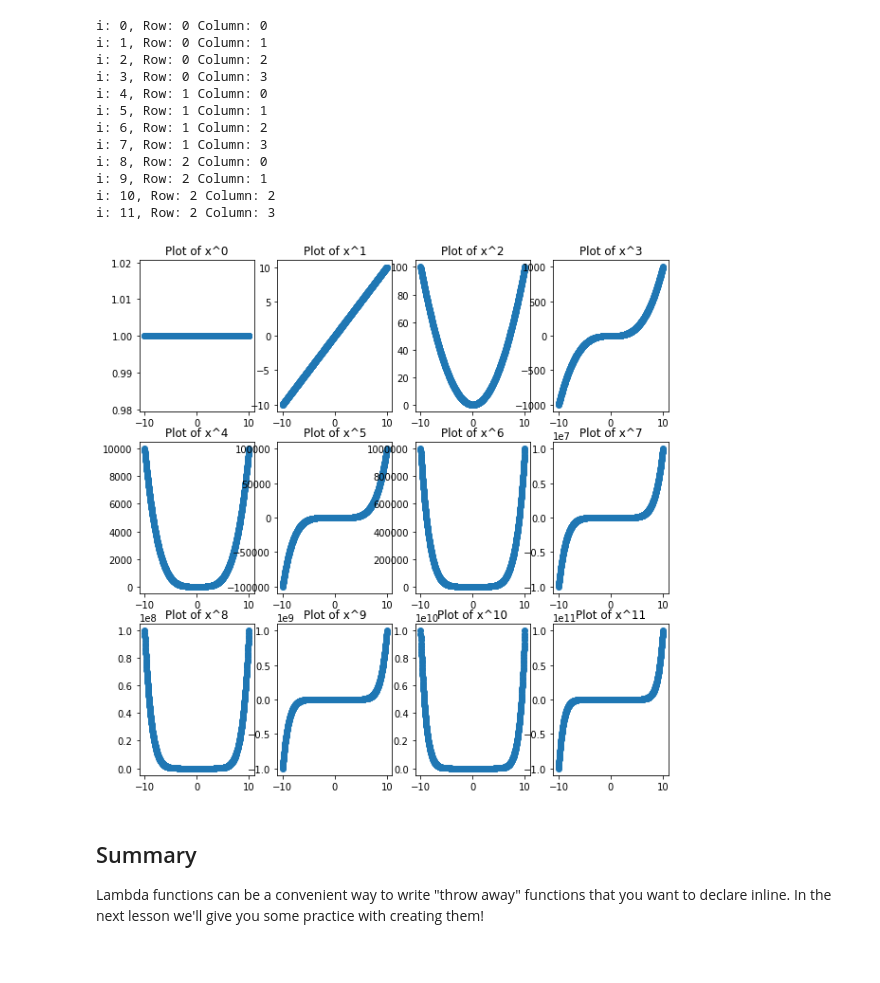
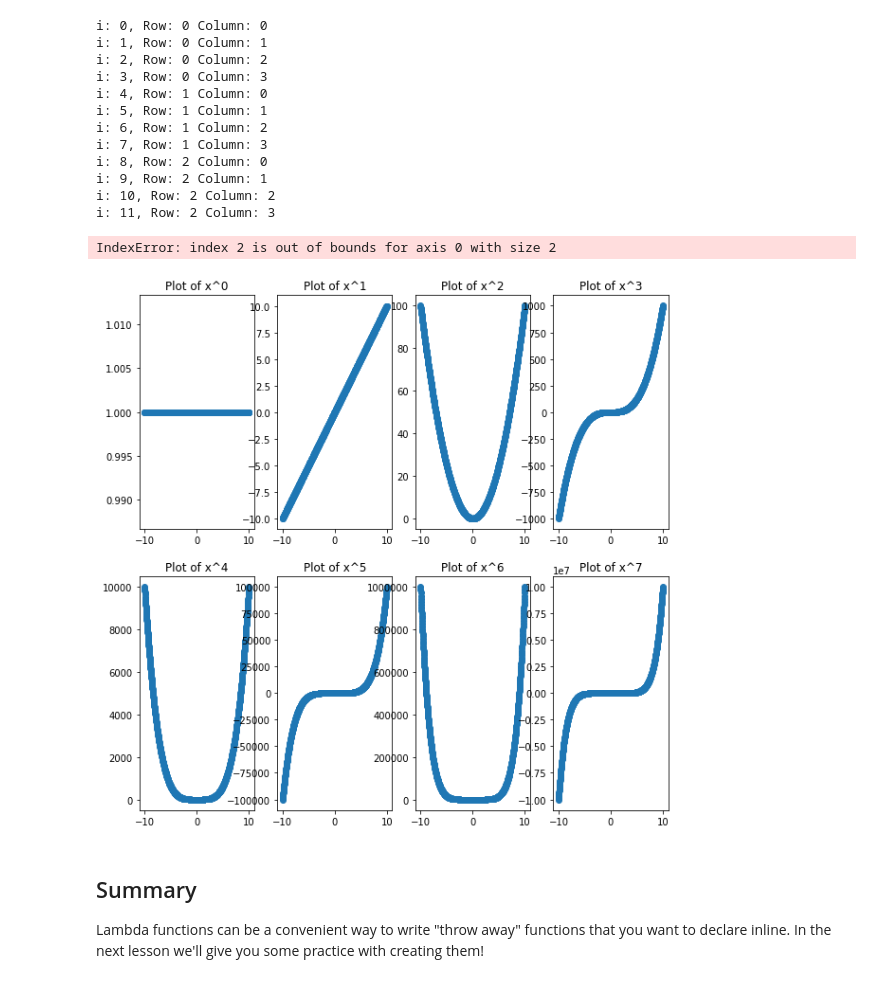
Before and after one commit to AlecMorgan/dsc-1-04-03-lambda-functions-seattle-ds-career-040119, a Jupyter notebook: index.ipynb, the cells around one changed output. Drawn from its saved outputs; the diff is of its cells as text; code cells hidden in the pictures.

```diff
--- a/index.ipynb
+++ b/index.ipynb
@@ -258,17 +258,18 @@ import numpy as np
 import matplotlib.pyplot as plt
 %matplotlib inline
 # %%
-fig, axes = plt.subplots(nrows=3, ncols=4, figsize=(10,10))
+fig, axes = plt.subplots(nrows=2, ncols=4, figsize=(10,10))
 x = np.linspace(start=-10, stop=10, num=10*83)
 for i in range(12):
     row = i//4
     col = i%4
     ax = axes[row, col]
     ax.scatter(x, x**i)
     ax.set_title('Plot of x^{}'.format(i))
 plt.show()
 # %% [output]
+IndexError: index 2 is out of bounds for axis 0 with size 2
-[figure, old version]
+[figure, new version]
 # %% [markdown]
 ## Summary
 
```
